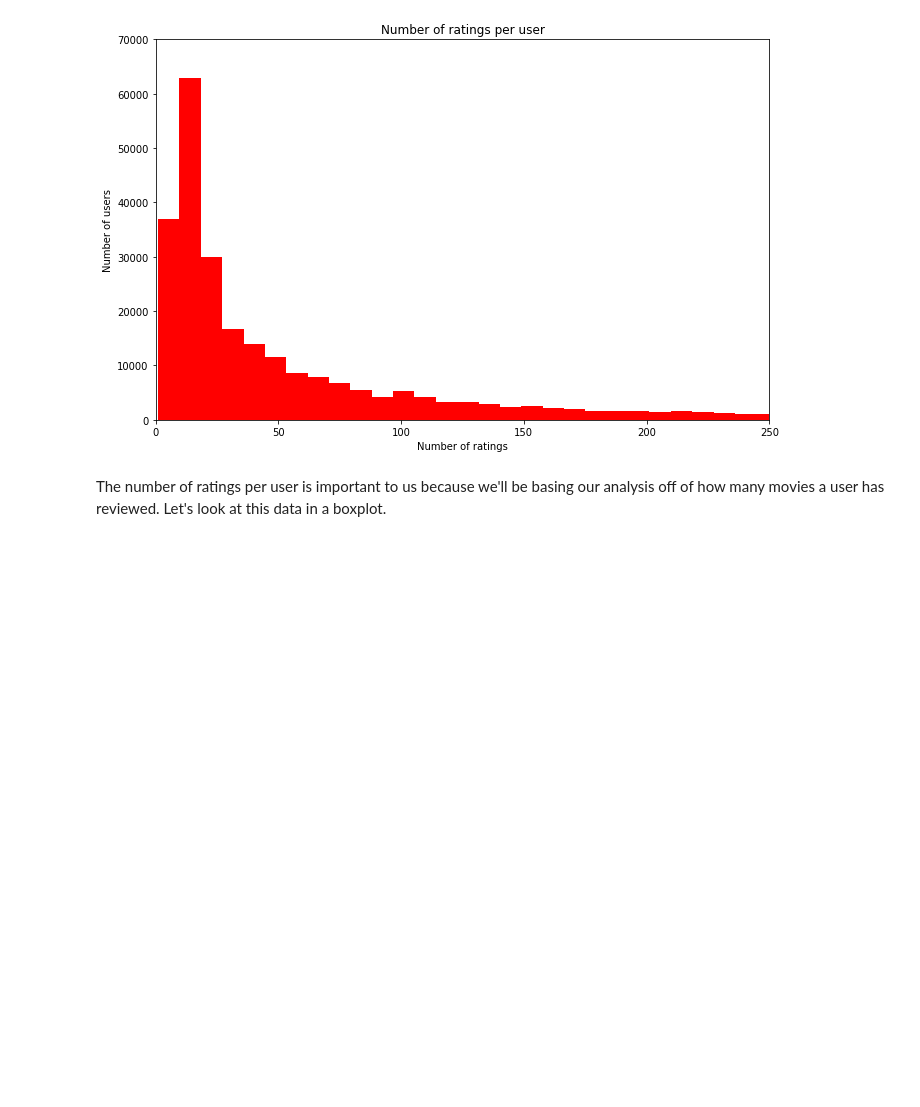
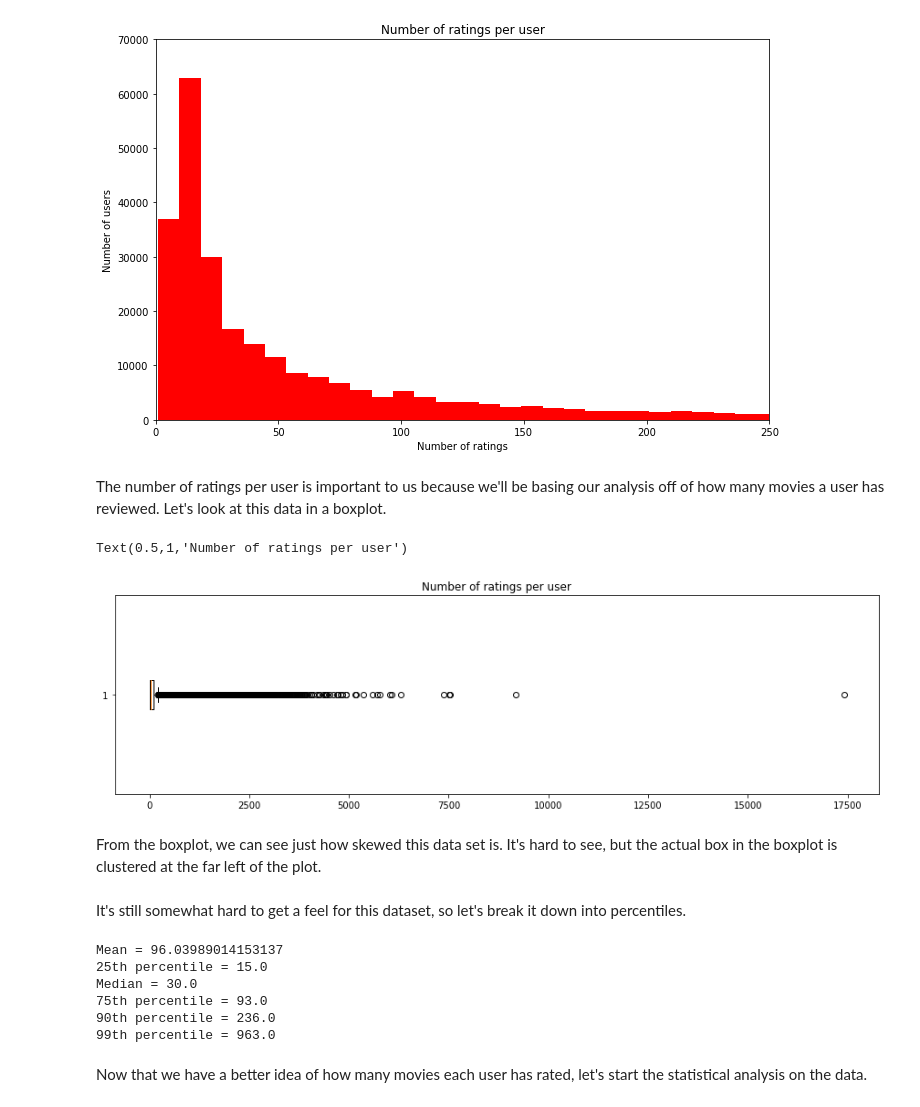
Before and after one commit to ewoodbury/movie-rating-analysis, a Jupyter notebook: Movie Ratings Project.ipynb, the cells around one changed output. Drawn from its saved outputs; the diff is of its cells as text; code cells hidden in the pictures; blank space fills up the shorter version.

```diff
--- a/Movie Ratings Project.ipynb
+++ b/Movie Ratings Project.ipynb
@@ -471,3 +452,30 @@ Text(0.5,1,'Number of ratings per user')
 [figure]
 # %% [markdown]
 The number of ratings per user is important to us because we'll be basing our analysis off of how many movies a user has reviewed. Let's look at this data in a boxplot.
+# %%
+plt.rcParams['figure.figsize'] = [15,4]
+plt.boxplot(n_ratings_per_user['rating'], vert=False)
+plt.title('Number of ratings per user')
+# %% [output]
+Text(0.5,1,'Number of ratings per user')
+[figure, added]
+# %% [markdown]
+From the boxplot, we can see just how skewed this data set is. It's hard to see, but the actual box in the boxplot is clustered at the far left of the plot.
+# %% [markdown]
+It's still somewhat hard to get a feel for this dataset, so let's break it down into percentiles.
+# %%
+print('Mean = ' + str(n_ratings_per_user['rating'].mean()))
+print('25th percentile = ' + str(np.percentile(n_ratings_per_user['rating'],25)))
+print('Median = ' + str(n_ratings_per_user['rating'].median()))
+print('75th percentile = ' + str(np.percentile(n_ratings_per_user['rating'],75)))
+print('90th percentile = ' + str(np.percentile(n_ratings_per_user['rating'],90)))
+print('99th percentile = ' + str(np.percentile(n_ratings_per_user['rating'],99)))
+# %% [output]
+Mean = 96.03989014153137
+25th percentile = 15.0
+Median = 30.0
+75th percentile = 93.0
+90th percentile = 236.0
+99th percentile = 963.0
+# %% [markdown]
+Now that we have a better idea of how many movies each user has rated, let's start the statistical analysis on the data.
```
Also changed, not shown: parts of 5 cells of this notebook.
